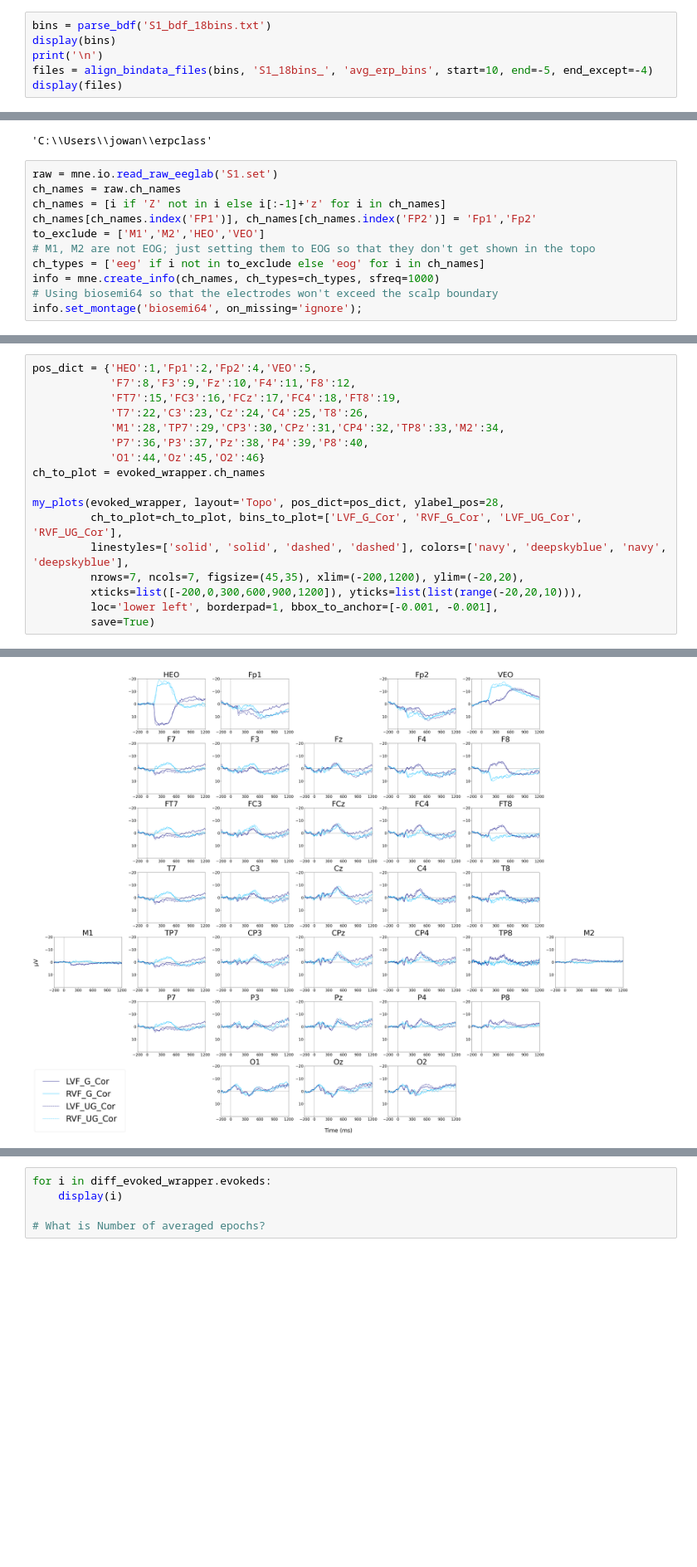
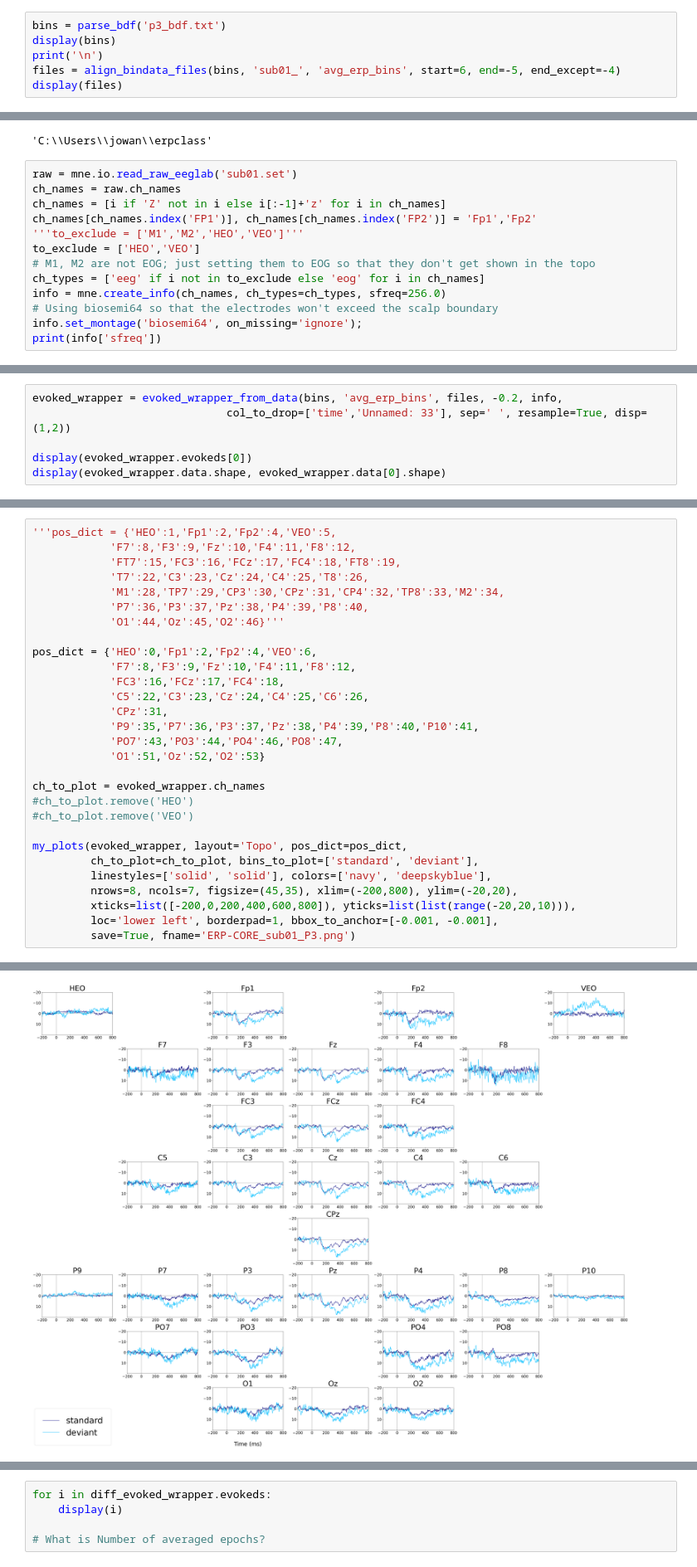
Before and after one commit to amandalin047/ERP_2023Fall, a Jupyter notebook: diff_waves/data_visualization_v3.ipynb, the cells around one changed output, grey strips where cells are left out. Shown at 83% size. Cells and saved outputs as stored; diff of their text form; blank space fills up the shorter version.

```diff
--- a/diff_waves/data_visualization_v3.ipynb
+++ b/diff_waves/data_visualization_v3.ipynb
@@ -182,9 +196,9 @@ def create_contra_ipsi_evoked_wrapper(evoked_wrapper, bins_to_compare=[], groups
                                                list(groups.keys()), tmin, tmax)
     return contra_ipsi_evoked_wrapper
 # %%
-bins = parse_bdf('S1_bdf_18bins.txt')
+bins = parse_bdf('p3_bdf.txt')
 display(bins)
 print('\n')
-files = align_bindata_files(bins, 'S1_18bins_', 'avg_erp_bins', start=10, end=-5, end_except=-4)
+files = align_bindata_files(bins, 'sub01_', 'avg_erp_bins', start=6, end=-5, end_except=-4)
 display(files)
 # %% [output]
@@ -229,14 +211,16 @@ pwd()
 # %% [output]
 'C:\\Users\\jowan\\erpclass'
 # %%
-raw = mne.io.read_raw_eeglab('S1.set')
+raw = mne.io.read_raw_eeglab('sub01.set')
 ch_names = raw.ch_names
 ch_names = [i if 'Z' not in i else i[:-1]+'z' for i in ch_names]
 ch_names[ch_names.index('FP1')], ch_names[ch_names.index('FP2')] = 'Fp1','Fp2'
-to_exclude = ['M1','M2','HEO','VEO']
+'''to_exclude = ['M1','M2','HEO','VEO']'''
+to_exclude = ['HEO','VEO']
 # M1, M2 are not EOG; just setting them to EOG so that they don't get shown in the topo
 ch_types = ['eeg' if i not in to_exclude else 'eog' for i in ch_names]
-info = mne.create_info(ch_names, ch_types=ch_types, sfreq=1000)
+info = mne.create_info(ch_names, ch_types=ch_types, sfreq=256.0)
 # Using biosemi64 so that the electrodes won't exceed the scalp boundary
 info.set_montage('biosemi64', on_missing='ignore');
+print(info['sfreq'])
 # %% [output]
@@ -277,0 +228,6 @@ Displaying the data file of your last (18th) bin in pandas.DataFrame format:
+# %%
+evoked_wrapper = evoked_wrapper_from_data(bins, 'avg_erp_bins', files, -0.2, info,
+                              col_to_drop=['time','Unnamed: 33'], sep='	', resample=True, disp=(1,2))
+
+display(evoked_wrapper.evokeds[0])
+display(evoked_wrapper.data.shape, evoked_wrapper.data[0].shape)
@@ -312,18 +294,30 @@ Plot not saved... Please provide a valid file name to save the plot!
 # %%
-pos_dict = {'HEO':1,'Fp1':2,'Fp2':4,'VEO':5,
+'''pos_dict = {'HEO':1,'Fp1':2,'Fp2':4,'VEO':5,
             'F7':8,'F3':9,'Fz':10,'F4':11,'F8':12,
             'FT7':15,'FC3':16,'FCz':17,'FC4':18,'FT8':19,
             'T7':22,'C3':23,'Cz':24,'C4':25,'T8':26,
             'M1':28,'TP7':29,'CP3':30,'CPz':31,'CP4':32,'TP8':33,'M2':34,
             'P7':36,'P3':37,'Pz':38,'P4':39,'P8':40,
-            'O1':44,'Oz':45,'O2':46}
+            'O1':44,'Oz':45,'O2':46}'''
+
+pos_dict = {'HEO':0,'Fp1':2,'Fp2':4,'VEO':6,
+            'F7':8,'F3':9,'Fz':10,'F4':11,'F8':12,
+            'FC3':16,'FCz':17,'FC4':18,
+            'C5':22,'C3':23,'Cz':24,'C4':25,'C6':26,
+            'CPz':31,
+            'P9':35,'P7':36,'P3':37,'Pz':38,'P4':39,'P8':40,'P10':41,
+            'PO7':43,'PO3':44,'PO4':46,'PO8':47,
+            'O1':51,'Oz':52,'O2':53}
+
 ch_to_plot = evoked_wrapper.ch_names
+#ch_to_plot.remove('HEO')
+#ch_to_plot.remove('VEO')
 
-my_plots(evoked_wrapper, layout='Topo', pos_dict=pos_dict, ylabel_pos=28,
-         ch_to_plot=ch_to_plot, bins_to_plot=['LVF_G_Cor', 'RVF_G_Cor', 'LVF_UG_Cor', 'RVF_UG_Cor'],
-         linestyles=['solid', 'solid', 'dashed', 'dashed'], colors=['navy', 'deepskyblue', 'navy', 'deepskyblue'],
-         nrows=7, ncols=7, figsize=(45,35), xlim=(-200,1200), ylim=(-20,20),
-         xticks=list([-200,0,300,600,900,1200]), yticks=list(list(range(-20,20,10))),
+my_plots(evoked_wrapper, layout='Topo', pos_dict=pos_dict,
+         ch_to_plot=ch_to_plot, bins_to_plot=['standard', 'deviant'],
+         linestyles=['solid', 'solid'], colors=['navy', 'deepskyblue'],
+         nrows=8, ncols=7, figsize=(45,35), xlim=(-200,800), ylim=(-20,20),
+         xticks=list([-200,0,200,400,600,800]), yticks=list(list(range(-20,20,10))),
          loc='lower left', borderpad=1, bbox_to_anchor=[-0.001, -0.001],
-         save=True)
+         save=True, fname='ERP-CORE_sub01_P3.png')
 # %% [output]
@@ -331 +324 @@ Plot not saved... Please provide a valid file name to save the plot!
-[figure, old version]
+[figure, new version]
```
Also changed, not shown: parts of 11 cells of this notebook.
